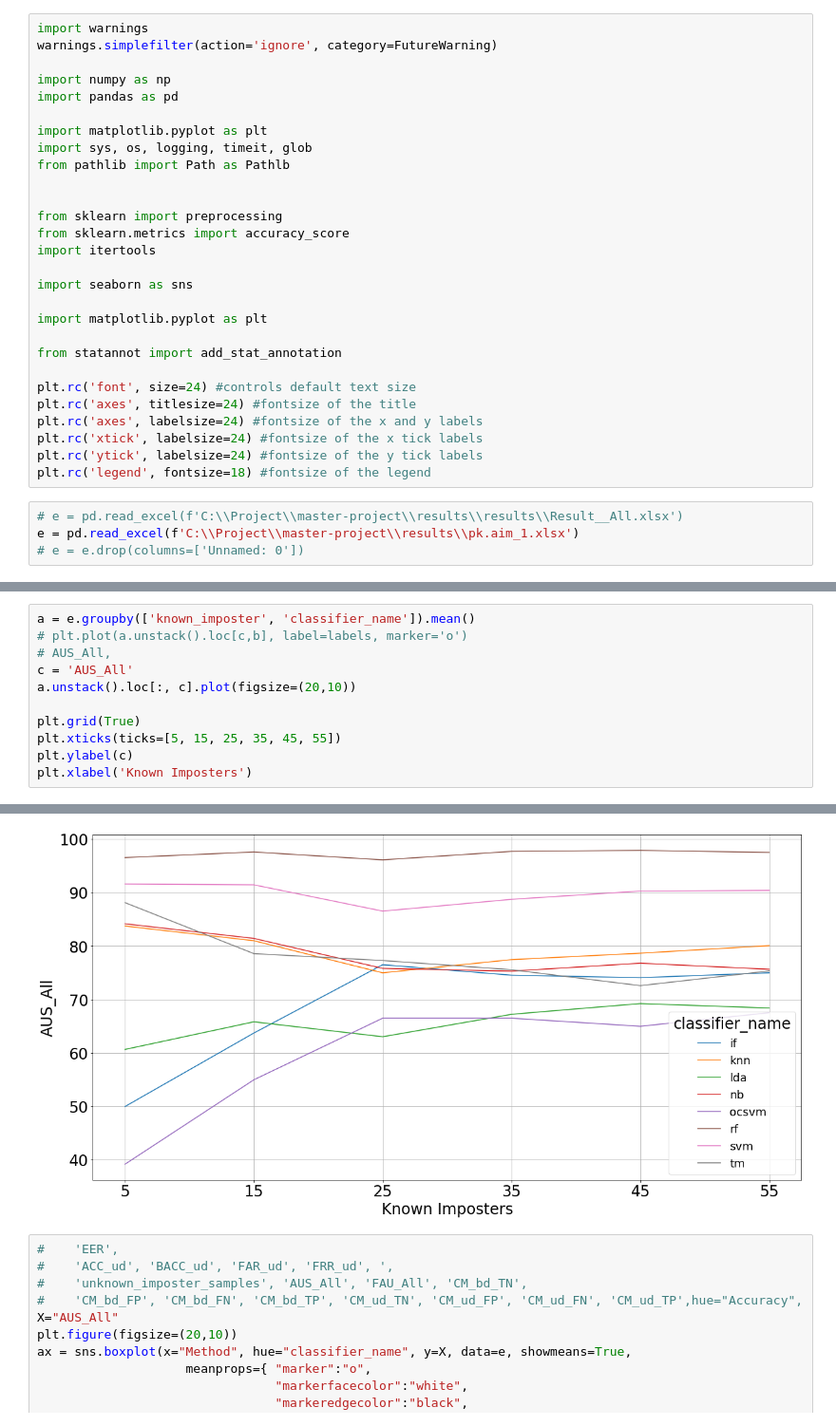
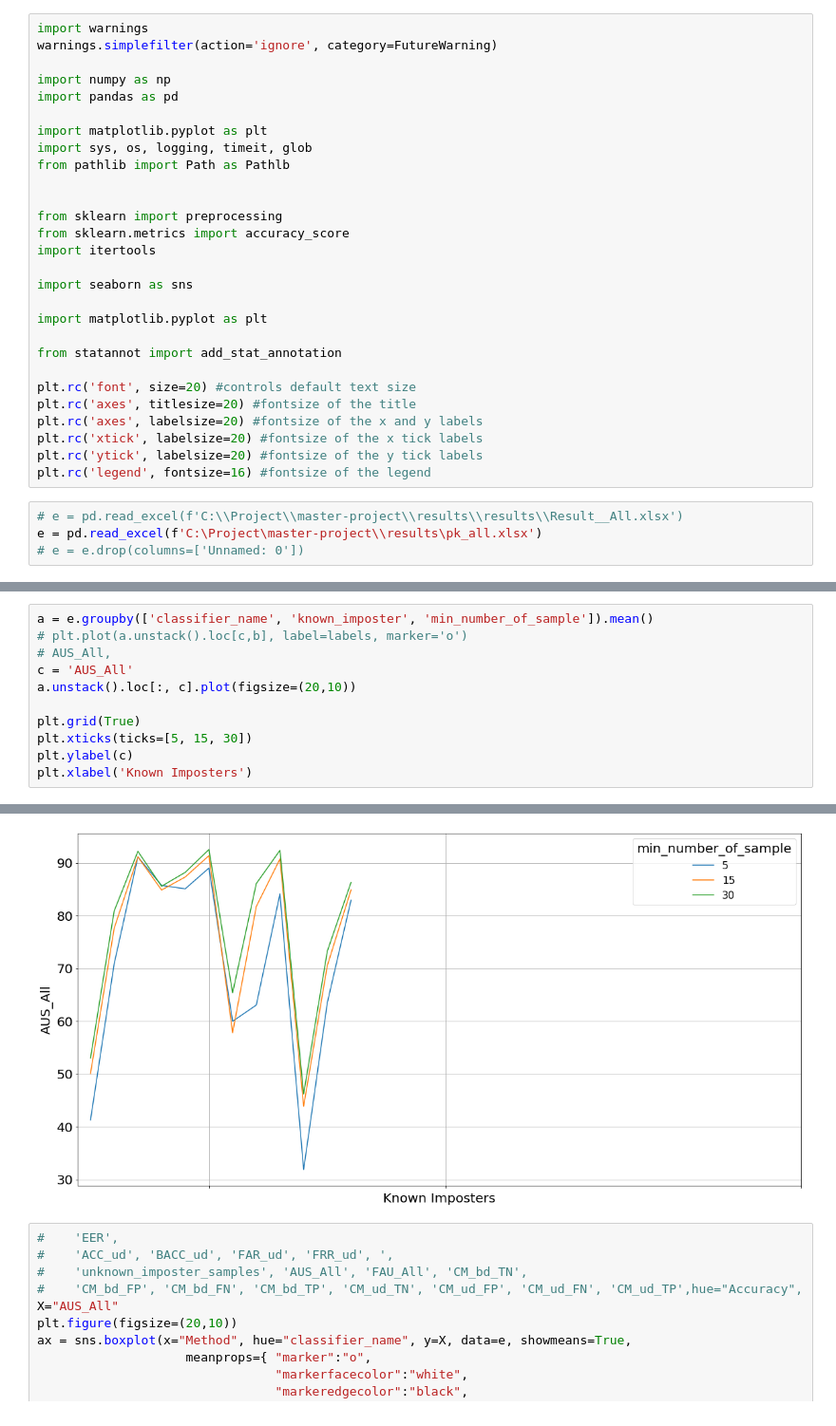
Before and after one commit to SKazemii/master-project, a Jupyter notebook: Codes/first_aim.ipynb, the cells around one changed output, grey strips where cells are left out. Shown at 95% size. Saved outputs shown, nothing was run; the diff lists cells and outputs as text.

```diff
--- a/Codes/first_aim.ipynb
+++ b/Codes/first_aim.ipynb
@@ -20,13 +20,13 @@ import matplotlib.pyplot as plt
 
 from statannot import add_stat_annotation
 
-plt.rc('font', size=24) #controls default text size
-plt.rc('axes', titlesize=24) #fontsize of the title
-plt.rc('axes', labelsize=24) #fontsize of the x and y labels
-plt.rc('xtick', labelsize=24) #fontsize of the x tick labels
-plt.rc('ytick', labelsize=24) #fontsize of the y tick labels
-plt.rc('legend', fontsize=18) #fontsize of the legend
+plt.rc('font', size=20) #controls default text size
+plt.rc('axes', titlesize=20) #fontsize of the title
+plt.rc('axes', labelsize=20) #fontsize of the x and y labels
+plt.rc('xtick', labelsize=20) #fontsize of the x tick labels
+plt.rc('ytick', labelsize=20) #fontsize of the y tick labels
+plt.rc('legend', fontsize=16) #fontsize of the legend
 # %%
 # e = pd.read_excel(f'C:\\Project\\master-project\\results\\results\\Result__All.xlsx')
-e = pd.read_excel(f'C:\\Project\\master-project\\results\\pk.aim_1.xlsx')
+e = pd.read_excel(f'C:\Project\master-project\\results\pk_all.xlsx')
 # e = e.drop(columns=['Unnamed: 0'])
@@ -33,17 +51,17 @@ e = pd.read_excel(f'C:\\Project\\master-project\\results\\pk.aim_1.xlsx')
 # %%
-a = e.groupby(['known_imposter', 'classifier_name']).mean()
+a = e.groupby(['classifier_name', 'known_imposter', 'min_number_of_sample']).mean()
 # plt.plot(a.unstack().loc[c,b], label=labels, marker='o')
 # AUS_All,
 c = 'AUS_All'
 a.unstack().loc[:, c].plot(figsize=(20,10))
 
 plt.grid(True)
-plt.xticks(ticks=[5, 15, 25, 35, 45, 55])
+plt.xticks(ticks=[5, 15, 30])
 plt.ylabel(c)
 plt.xlabel('Known Imposters')
 # %% [output]
 Text(0.5, 0, 'Known Imposters')
-[figure, old version]
+[figure, new version]
 # %%
 #    'EER',
 #    'ACC_ud', 'BACC_ud', 'FAR_ud', 'FRR_ud', ',
```
Also changed, not shown: parts of 3 cells of this notebook, 2 other files.
